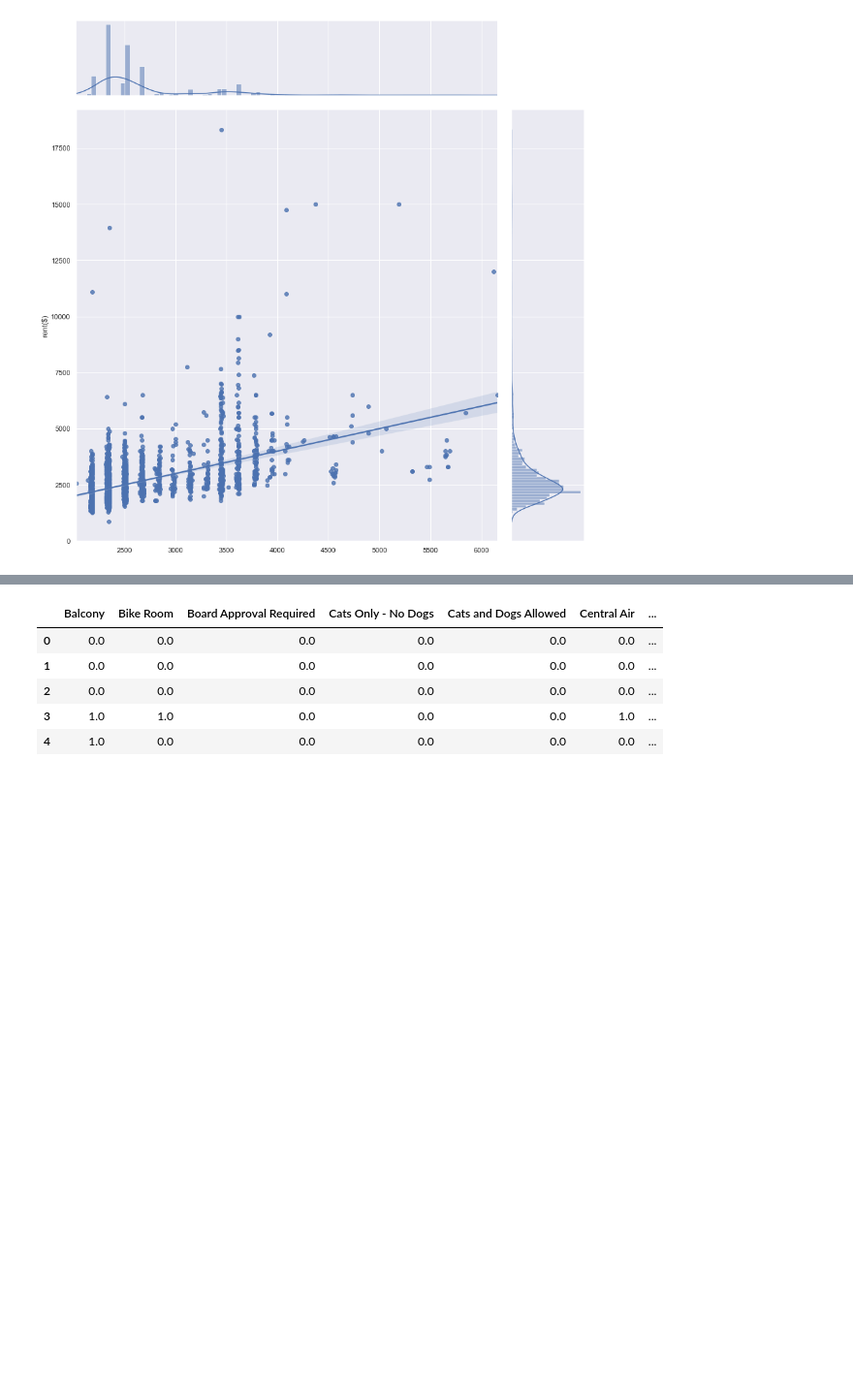
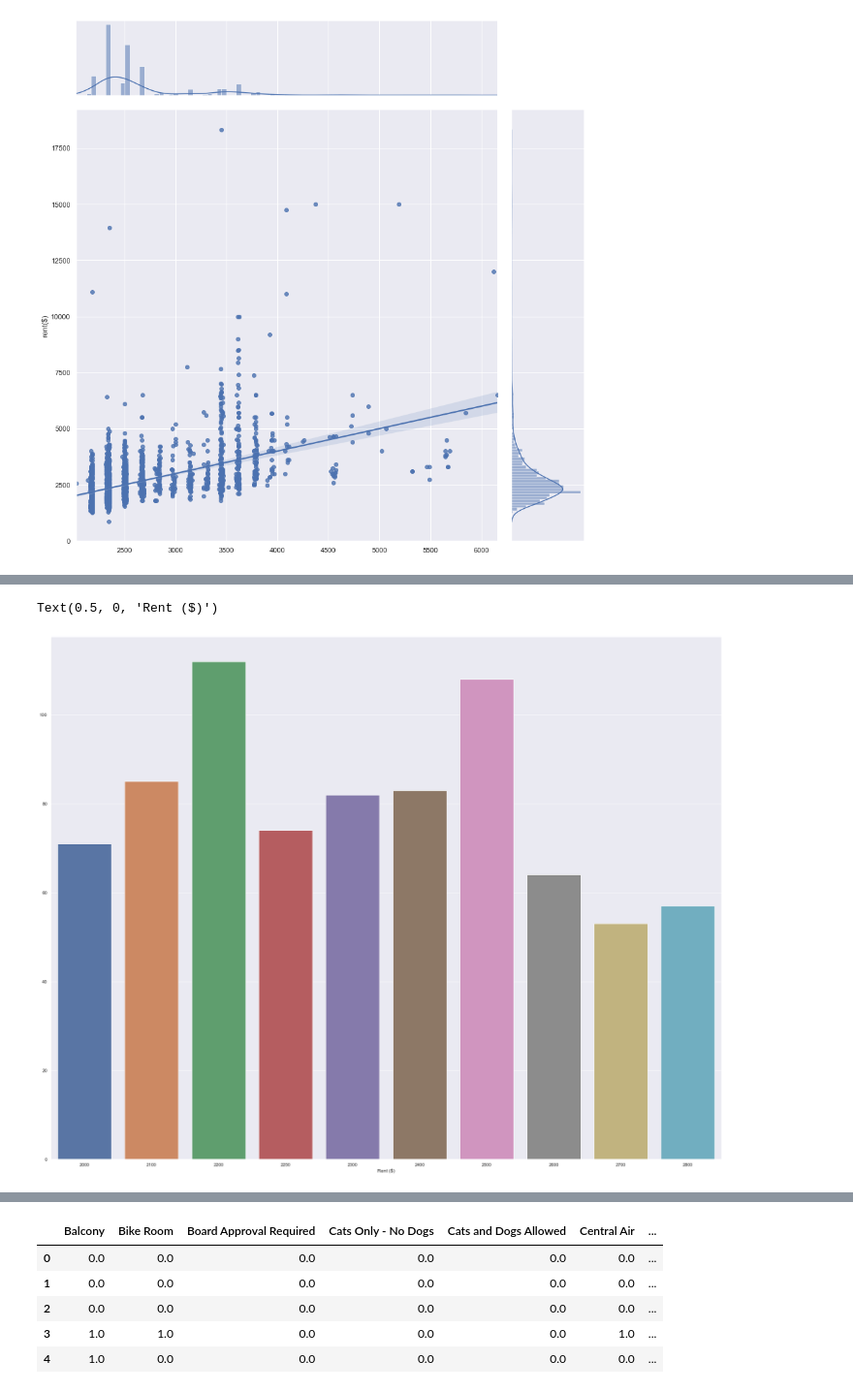
Before and after one commit to nickdellaquilo/Apartment-Regression, a Jupyter notebook: MVP Regression.ipynb, the cells around one changed output, grey strips where cells are left out. Shown: that part at 97% size. Saved outputs shown, nothing was run; the diff lists cells and outputs as text; code cells hidden in the pictures; blank space fills up the shorter version.

```diff
--- a/MVP Regression.ipynb
+++ b/MVP Regression.ipynb
@@ -216,0 +321,3 @@ df.describe()
+# %%
+common_rent_values = df["rent($)"].value_counts().head(20)
+common_rent_values
@@ -216,0 +342,7 @@ df.describe()
+# %%
+plt.figure(figsize = (30, 24))
+rent_chart = sns.barplot(common_rent_values.index, common_rent_values.values, x = "Frequency", y = "Rent($)" )
+rent_chart.set_xlabel("Rent ($)")
+# %% [output]
+Text(0.5, 0, 'Rent ($)')
+[figure, added]
```
Also changed, not shown: parts of 22 cells of this notebook, 1 other file.
